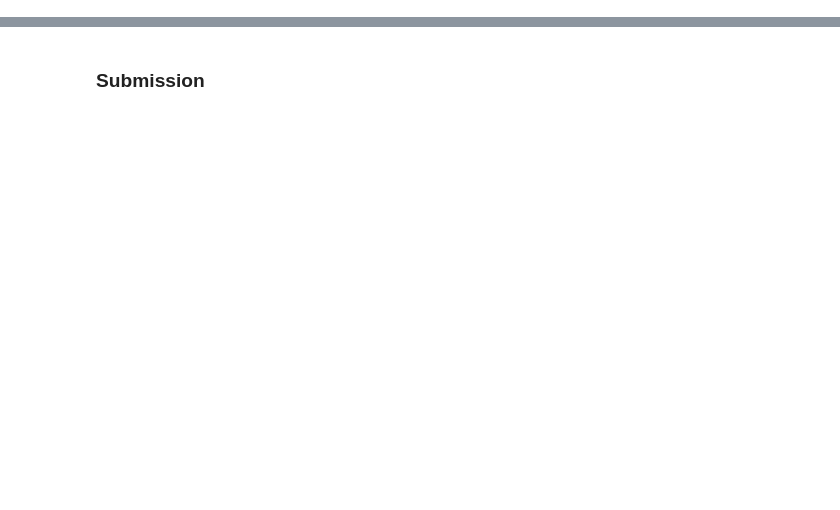
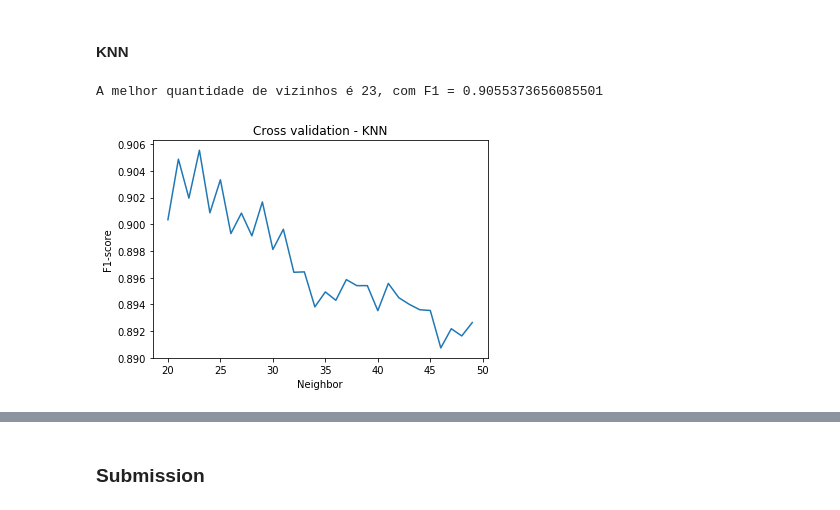
Before and after one commit to diogoflorencio/machine-learning, a Jupyter notebook: lab4/Previsão de Eleição de Deputados.ipynb, the cells around one changed output, grey strips where cells are left out. Drawn from its saved outputs; the diff is of its cells as text; code cells hidden in the pictures; blank space fills up the shorter version.

```diff
--- a/lab4/Previsão de Eleição de Deputados.ipynb
+++ b/lab4/Previsão de Eleição de Deputados.ipynb
@@ -258,0 +85,20 @@ print("A quantidade de árvores ideal é {0}, com F1 = {1}".format(cv_gb.idxmax(
+# %% [markdown]
+#### KNN
+# %%
+import warnings
+warnings.filterwarnings('ignore')
+from sklearn.neighbors import KNeighborsClassifier
+neighbors = np.arange(20,50,1).tolist()
+cv_knn = [report_cv(KNeighborsClassifier(n_neighbors=neighbor),
+               x_balanced,
+               y_balanced).mean()
+            for neighbor in neighbors]
+cv_knn = pd.Series(cv_knn, index = neighbors)
+#plot do f1 na validação cruzada
+cv_knn.plot(title = "Cross validation - KNN")
+plt.xlabel("Neighbor")
+plt.ylabel("F1-score")
+print("A melhor quantidade de vizinhos é {0}, com F1 = {1}".format(cv_knn.idxmax(), cv_knn.max()))
+# %% [output]
+A melhor quantidade de vizinhos é 23, com F1 = 0.9055373656085501
+[figure, added]
```
Also changed, not shown: parts of 74 cells of this notebook, 4 other files.
